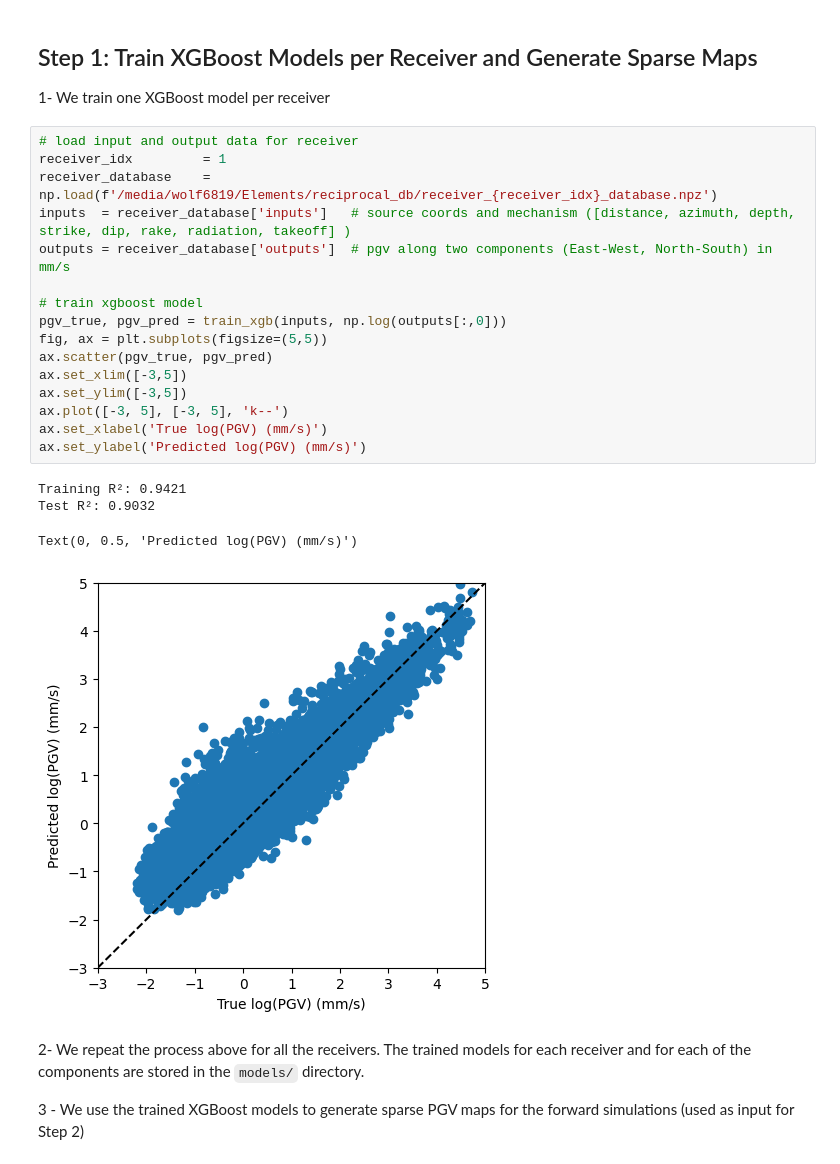
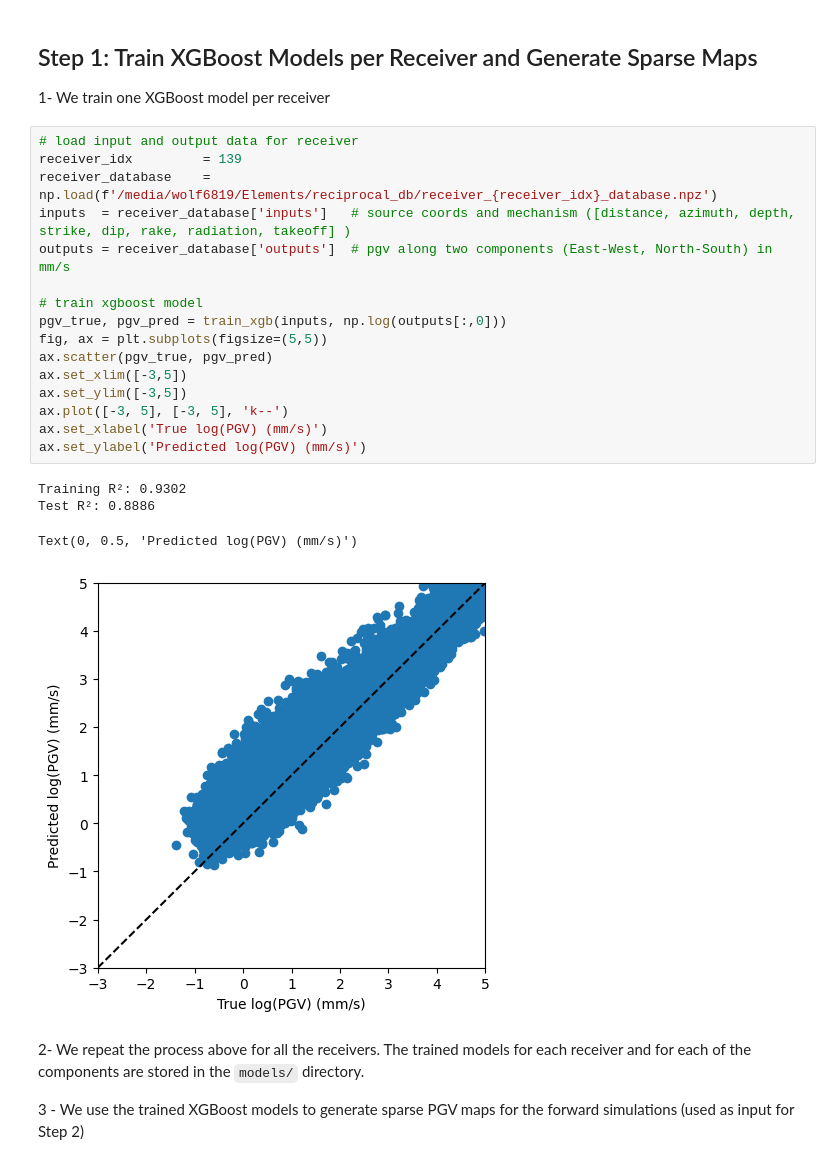
Before and after one commit to fatimarmdnn/PGVnet, a Jupyter notebook: Framework_Pipeline.ipynb, the cells around one changed output. Drawn from its saved outputs; the diff is of its cells as text.

```diff
--- a/Framework_Pipeline.ipynb
+++ b/Framework_Pipeline.ipynb
@@ -11,25 +11,25 @@ from xgboost_predictor import generate_sparse_pgv
 1- We train one XGBoost model per receiver
 # %%
 # load input and output data for receiver
-receiver_idx         = 1
+receiver_idx         = 139
 receiver_database    = np.load(f'/media/wolf6819/Elements/reciprocal_db/receiver_{receiver_idx}_database.npz')
 inputs  = receiver_database['inputs']   # source coords and mechanism ([distance, azimuth, depth, strike, dip, rake, radiation, takeoff] )
 outputs = receiver_database['outputs']  # pgv along two components (East-West, North-South) in mm/s
 
 # train xgboost model
 pgv_true, pgv_pred = train_xgb(inputs, np.log(outputs[:,0]))
 fig, ax = plt.subplots(figsize=(5,5))
 ax.scatter(pgv_true, pgv_pred)
 ax.set_xlim([-3,5])
 ax.set_ylim([-3,5])
 ax.plot([-3, 5], [-3, 5], 'k--')
 ax.set_xlabel('True log(PGV) (mm/s)')
 ax.set_ylabel('Predicted log(PGV) (mm/s)')
 # %% [output]
-Training R²: 0.9421
-Test R²: 0.9032
+Training R²: 0.9302
+Test R²: 0.8886
 Text(0, 0.5, 'Predicted log(PGV) (mm/s)')
-[figure, old version]
+[figure, new version]
 # %% [markdown]
 2- We repeat the process above for all the receivers. The trained models for each receiver
 and for each of the components are stored in the `models/` directory.
```
Also changed, not shown: parts of 4 cells of this notebook, 6 other files.
